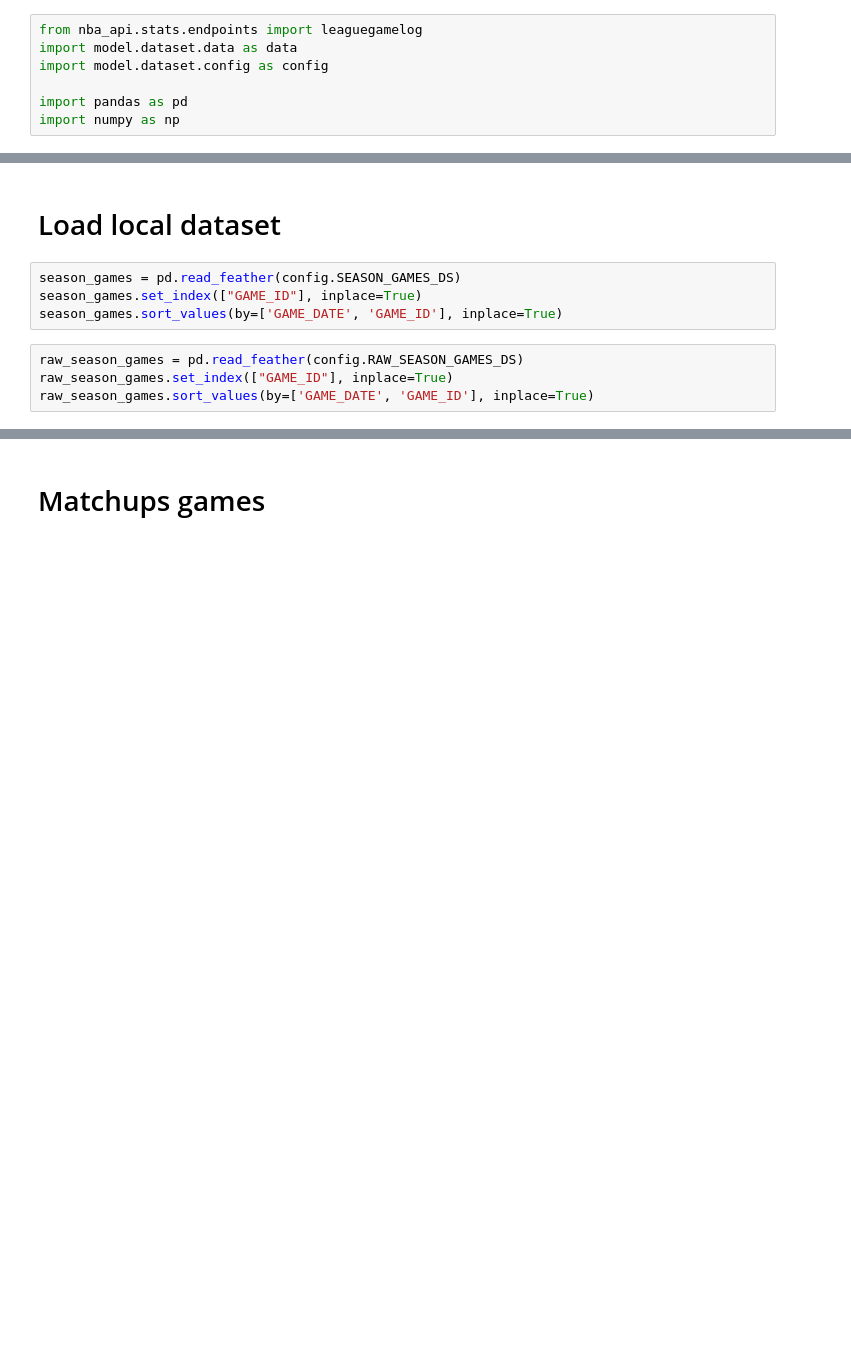
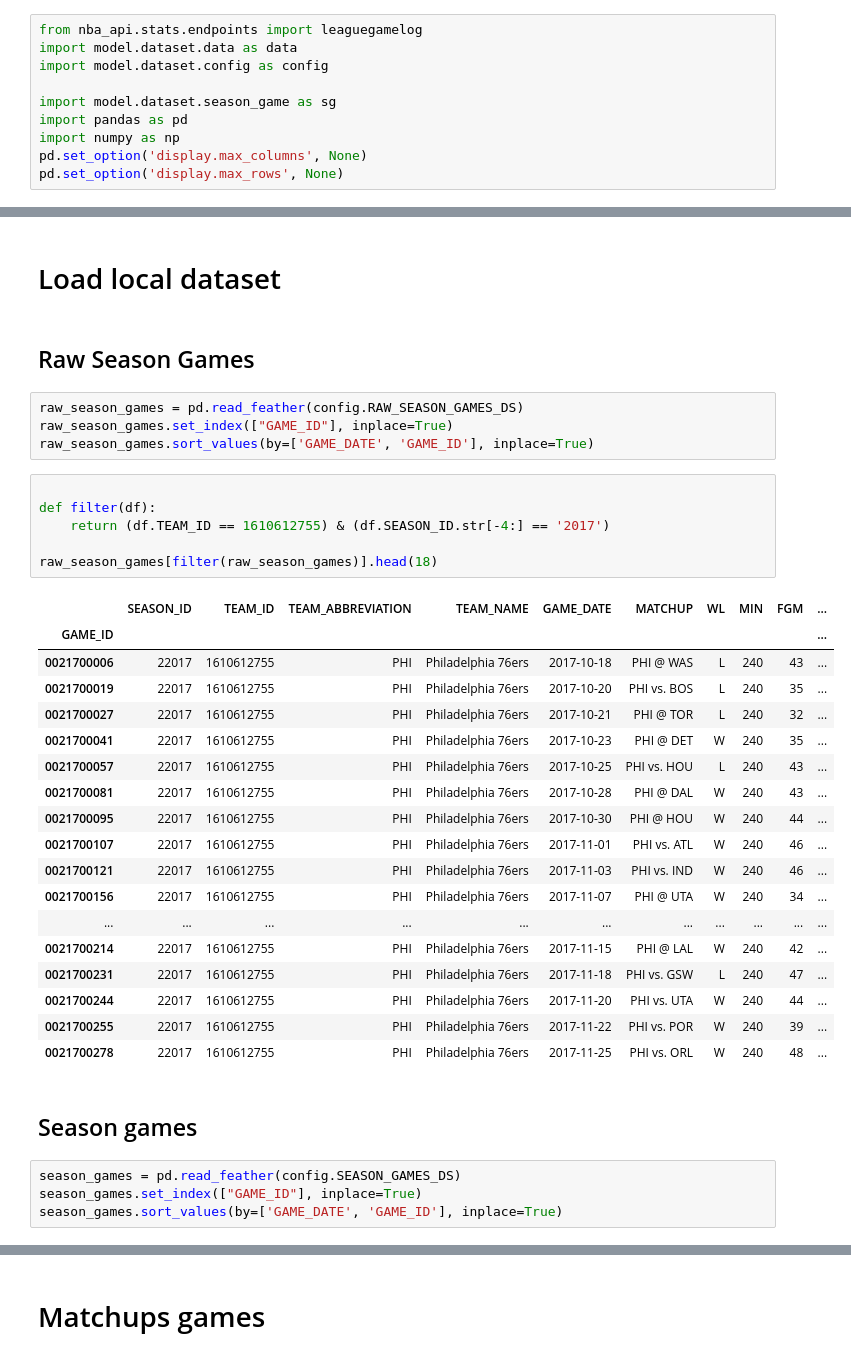
Before and after one commit to ncalderon/nba-predictor, a Jupyter notebook: dataset.ipynb, the cells around one changed output, grey strips where cells are left out. Cells and saved outputs as stored; diff of their text form; blank space fills up the shorter version.

```diff
--- a/dataset.ipynb
+++ b/dataset.ipynb
@@ -5,5 +5,8 @@ from nba_api.stats.endpoints import leaguegamelog
 import model.dataset.data as data
 import model.dataset.config as config
 
+import model.dataset.season_game as sg
 import pandas as pd
 import numpy as np
+pd.set_option('display.max_columns', None)
+pd.set_option('display.max_rows', None)
@@ -10,10 +37,39 @@ import numpy as np
 # %% [markdown]
 # Load local dataset
+# %% [markdown]
+## Raw Season Games
+# %%
+raw_season_games = pd.read_feather(config.RAW_SEASON_GAMES_DS)
+raw_season_games.set_index(["GAME_ID"], inplace=True)
+raw_season_games.sort_values(by=['GAME_DATE', 'GAME_ID'], inplace=True)
+# %%
+
+def filter(df):
+    return (df.TEAM_ID == 1610612755) & (df.SEASON_ID.str[-4:] == '2017')
+
+raw_season_games[filter(raw_season_games)].head(18)
+# %% [output]
+|  | SEASON_ID | TEAM_ID | TEAM_ABBREVIATION | TEAM_NAME | GAME_DATE | MATCHUP | WL | MIN | FGM | ... |
+| GAME_ID |  |  |  |  |  |  |  |  |  | ... |
+| 0021700006 | 22017 | 1610612755 | PHI | Philadelphia 76ers | 2017-10-18 | PHI @ WAS | L | 240 | 43 | ... |
+| 0021700019 | 22017 | 1610612755 | PHI | Philadelphia 76ers | 2017-10-20 | PHI vs. BOS | L | 240 | 35 | ... |
+| 0021700027 | 22017 | 1610612755 | PHI | Philadelphia 76ers | 2017-10-21 | PHI @ TOR | L | 240 | 32 | ... |
+| 0021700041 | 22017 | 1610612755 | PHI | Philadelphia 76ers | 2017-10-23 | PHI @ DET | W | 240 | 35 | ... |
+| 0021700057 | 22017 | 1610612755 | PHI | Philadelphia 76ers | 2017-10-25 | PHI vs. HOU | L | 240 | 43 | ... |
+| 0021700081 | 22017 | 1610612755 | PHI | Philadelphia 76ers | 2017-10-28 | PHI @ DAL | W | 240 | 43 | ... |
+| 0021700095 | 22017 | 1610612755 | PHI | Philadelphia 76ers | 2017-10-30 | PHI @ HOU | W | 240 | 44 | ... |
+| 0021700107 | 22017 | 1610612755 | PHI | Philadelphia 76ers | 2017-11-01 | PHI vs. ATL | W | 240 | 46 | ... |
+| 0021700121 | 22017 | 1610612755 | PHI | Philadelphia 76ers | 2017-11-03 | PHI vs. IND | W | 240 | 46 | ... |
+| 0021700156 | 22017 | 1610612755 | PHI | Philadelphia 76ers | 2017-11-07 | PHI @ UTA | W | 240 | 34 | ... |
+| ... | ... | ... | ... | ... | ... | ... | ... | ... | ... | ... |
+| 0021700214 | 22017 | 1610612755 | PHI | Philadelphia 76ers | 2017-11-15 | PHI @ LAL | W | 240 | 42 | ... |
+| 0021700231 | 22017 | 1610612755 | PHI | Philadelphia 76ers | 2017-11-18 | PHI vs. GSW | L | 240 | 47 | ... |
+| 0021700244 | 22017 | 1610612755 | PHI | Philadelphia 76ers | 2017-11-20 | PHI vs. UTA | W | 240 | 44 | ... |
+| 0021700255 | 22017 | 1610612755 | PHI | Philadelphia 76ers | 2017-11-22 | PHI vs. POR | W | 240 | 39 | ... |
+| 0021700278 | 22017 | 1610612755 | PHI | Philadelphia 76ers | 2017-11-25 | PHI vs. ORL | W | 240 | 48 | ... |
+# %% [markdown]
+## Season games
 # %%
 season_games = pd.read_feather(config.SEASON_GAMES_DS)
 season_games.set_index(["GAME_ID"], inplace=True)
 season_games.sort_values(by=['GAME_DATE', 'GAME_ID'], inplace=True)
-# %%
-raw_season_games = pd.read_feather(config.RAW_SEASON_GAMES_DS)
-raw_season_games.set_index(["GAME_ID"], inplace=True)
-raw_season_games.sort_values(by=['GAME_DATE', 'GAME_ID'], inplace=True)
```
Also changed, not shown: parts of 14 cells of this notebook, 1 other file.
